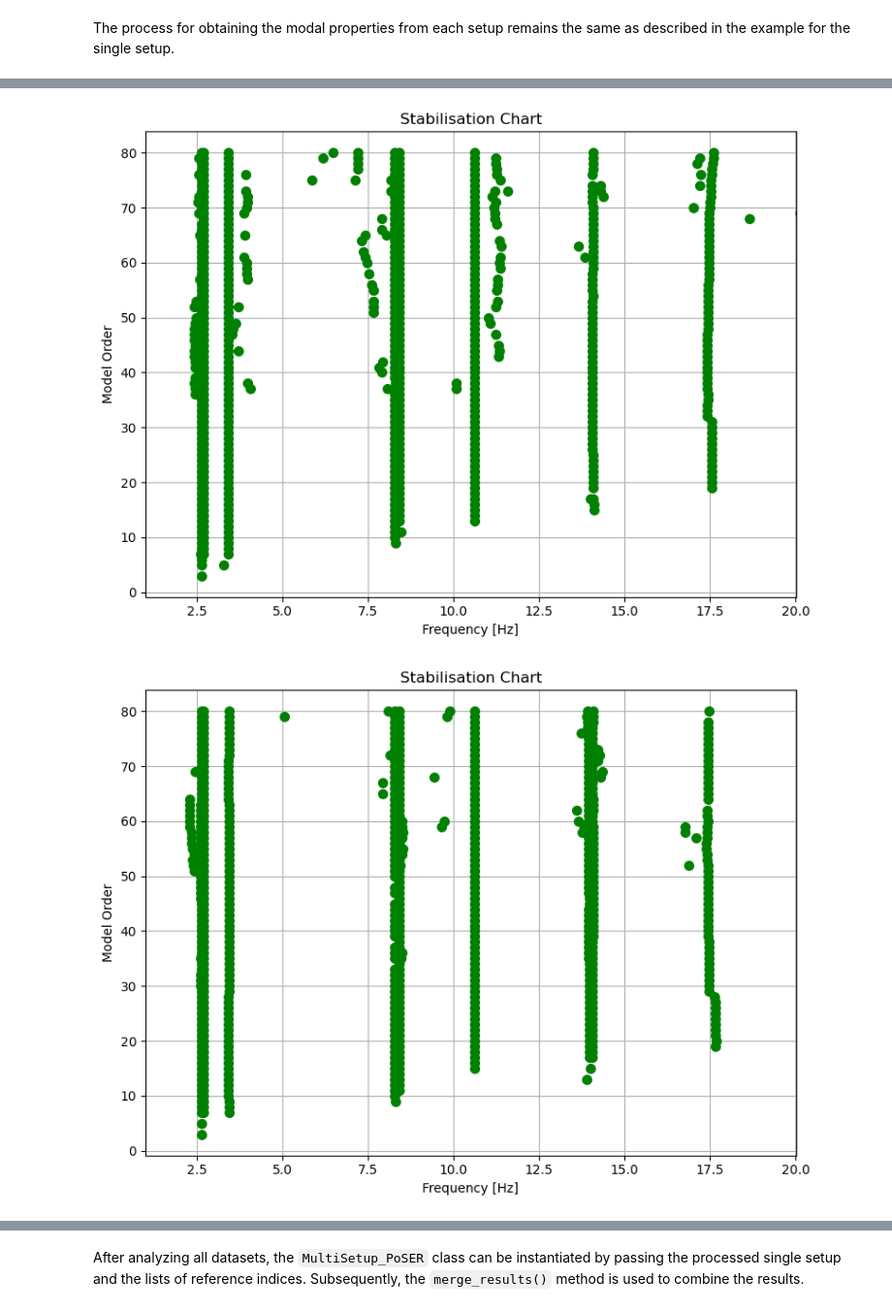
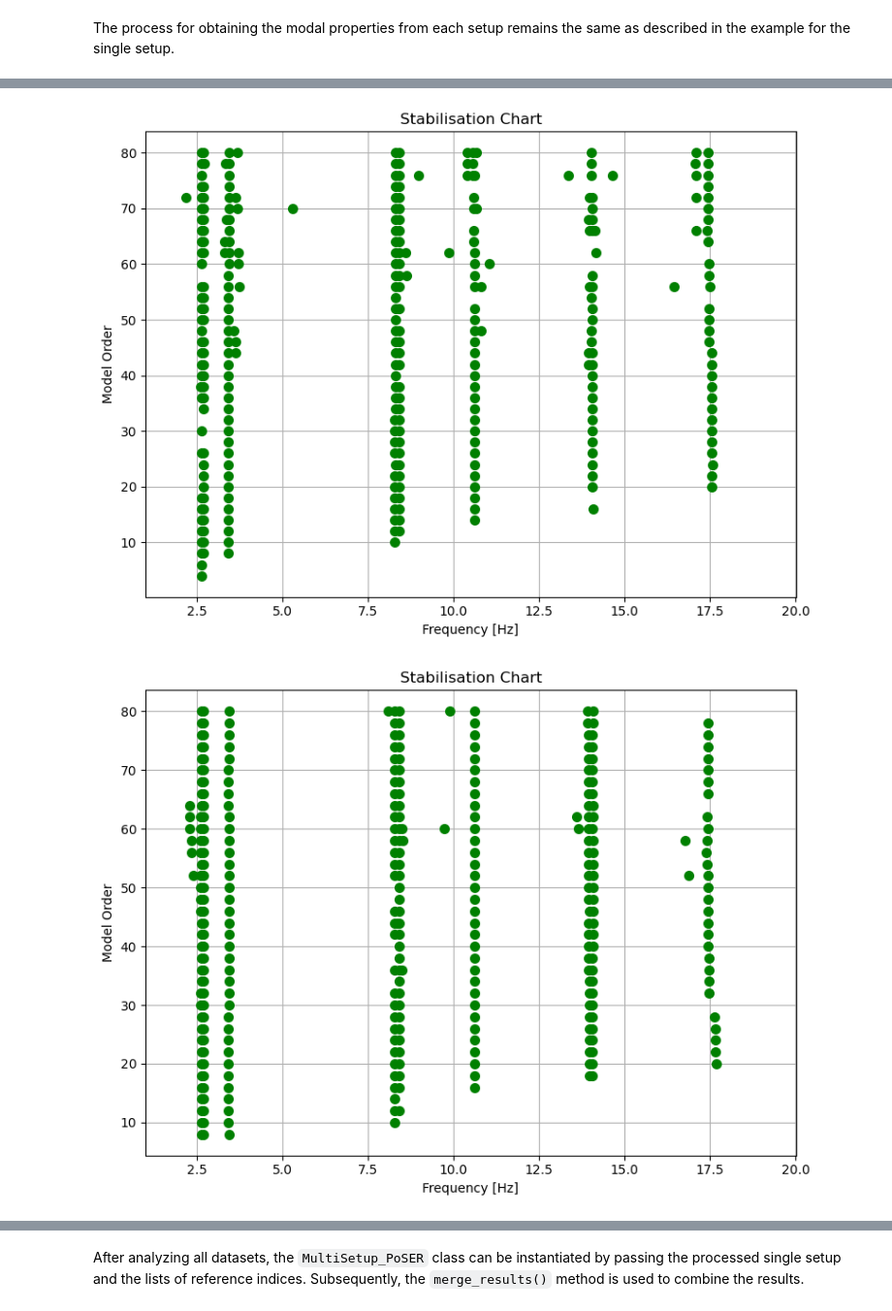
Before and after one commit to dagghe/pyOMA2, a Jupyter notebook: Examples/Example3.ipynb, the cells around one changed output, grey strips where cells are left out. Shown: that part at 97% size. Drawn from its saved outputs; the diff is of its cells as text; code cells hidden in the pictures.

```diff
--- a/Examples/Example3.ipynb
+++ b/Examples/Example3.ipynb
@@ -39,18 +39,18 @@ ss3.decimate_data(q=2)
 The process for obtaining the modal properties from each setup remains the same as described in the example for the single setup.
 # %%
 # Initialise the algorithms for setup 1
-ssicov1 = SSI(name="SSIcov_s1", method="cov", br=30, ordmax=80)
+ssicov1 = SSI(name="SSIcov_s1", method="cov", br=45, ordmax=80, step=2)
 # Add algorithms to the class
 ss1.add_algorithms(ssicov1)
 ss1.run_all()
 
 # Initialise the algorithms for setup 2
-ssicov2 = SSI(name="SSIcov_s2", method="cov", br=30, ordmax=80)
+ssicov2 = SSI(name="SSIcov_s2", method="cov", br=30, ordmax=80, step=2)
 ss2.add_algorithms(ssicov2)
 ss2.run_all()
 
 # Initialise the algorithms for setup 3
-ssicov3 = SSI(name="SSIcov_s3", method="cov", br=30, ordmax=80)
+ssicov3 = SSI(name="SSIcov_s3", method="cov", br=30, ordmax=80, step=2)
 ss3.add_algorithms(ssicov3)
 ss3.run_all()
 
@@ -58,18 +58,4 @@ ss3.run_all()
 _, _ = ssicov1.plot_stab(freqlim=(1,20))
 _, _ = ssicov2.plot_stab(freqlim=(1,20))
 _, _ = ssicov3.plot_stab(freqlim=(1,20))
-
-# Extract results
-ss1.mpe(
-    "SSIcov_s1",
-    sel_freq=[2.63, 2.69, 3.43, 8.29, 8.42, 10.62, 14.00, 14.09, 17.57],
-    order_in=50)
-ss2.mpe(
-    "SSIcov_s2",
-    sel_freq=[2.63, 2.69, 3.43, 8.29, 8.42, 10.62, 14.00, 14.09, 17.57],
-    order_in=40)
-ss3.mpe(
-    "SSIcov_s3",
-    sel_freq=[2.63, 2.69, 3.43, 8.29, 8.42, 10.62, 14.00, 14.09, 17.57],
-    order_in=40)
 # %% [output]
@@ -93,2 +77,2 @@ ss3.mpe(
-[figure, old version]
+[figure, new version]
-[figure, old version]
+[figure, new version]
```
Also changed, not shown: parts of 8 cells of this notebook, 9 other files.
